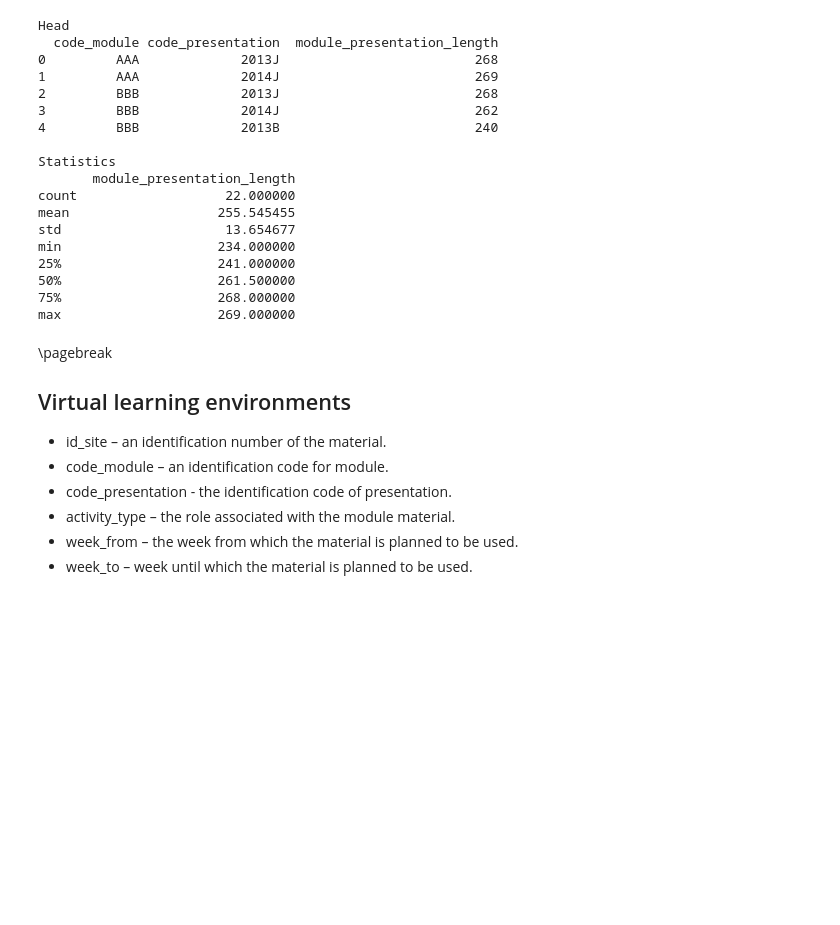
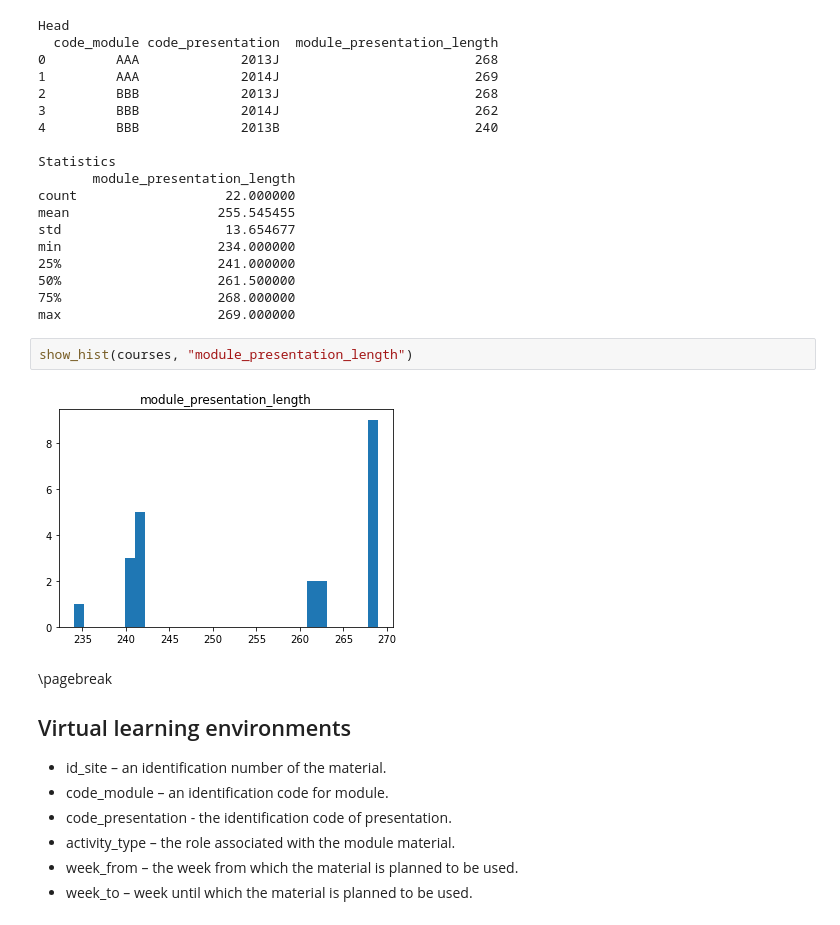
Before and after one commit to jortvangorkum/TFL-Early-Warning-System, a Jupyter notebook: analysis.ipynb, the cells around one changed output. Drawn from its saved outputs; the diff is of its cells as text; blank space fills up the shorter version.

```diff
--- a/analysis.ipynb
+++ b/analysis.ipynb
@@ -101,6 +119,10 @@ min                    234.000000
 50%                    261.500000
 75%                    268.000000
 max                    269.000000
+# %%
+show_hist(courses, "module_presentation_length")
+# %% [output]
+[figure, added]
 # %% [markdown]
 \pagebreak
 ## Virtual learning environments
```
Also changed, not shown: parts of 12 cells of this notebook, 3 other files.
